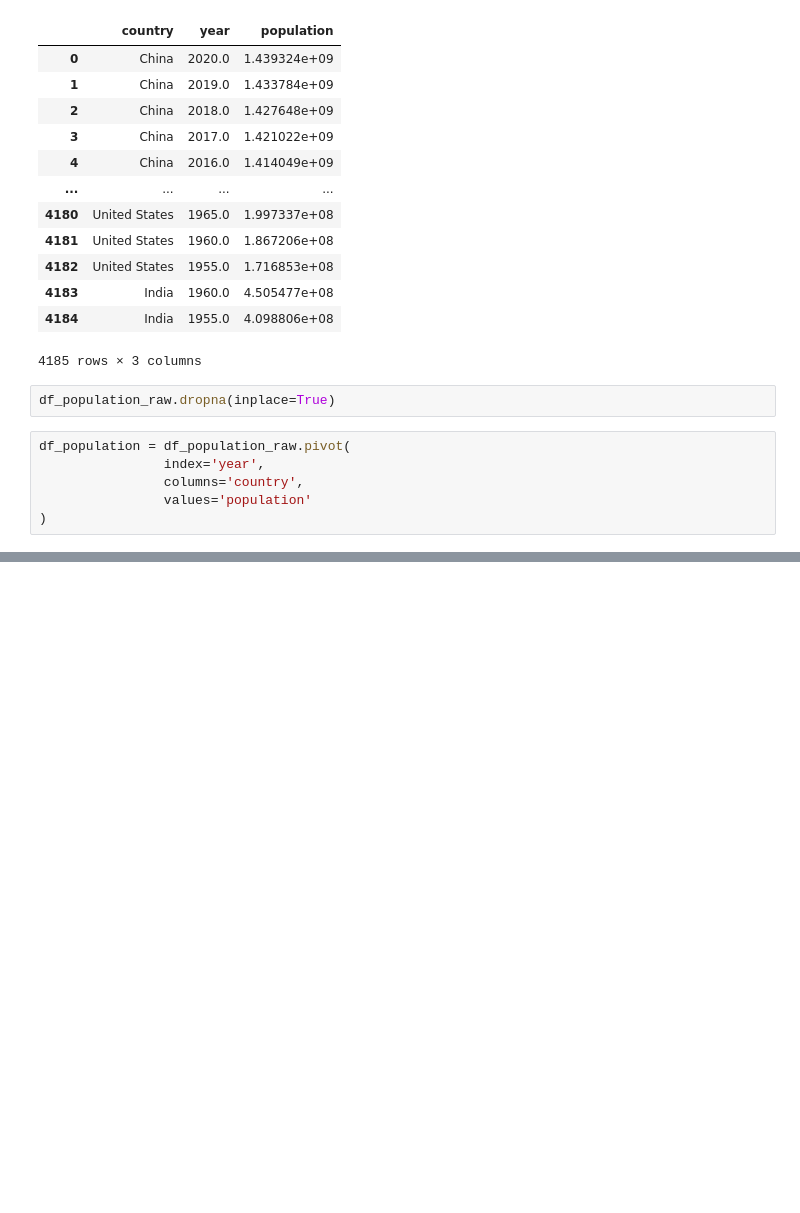
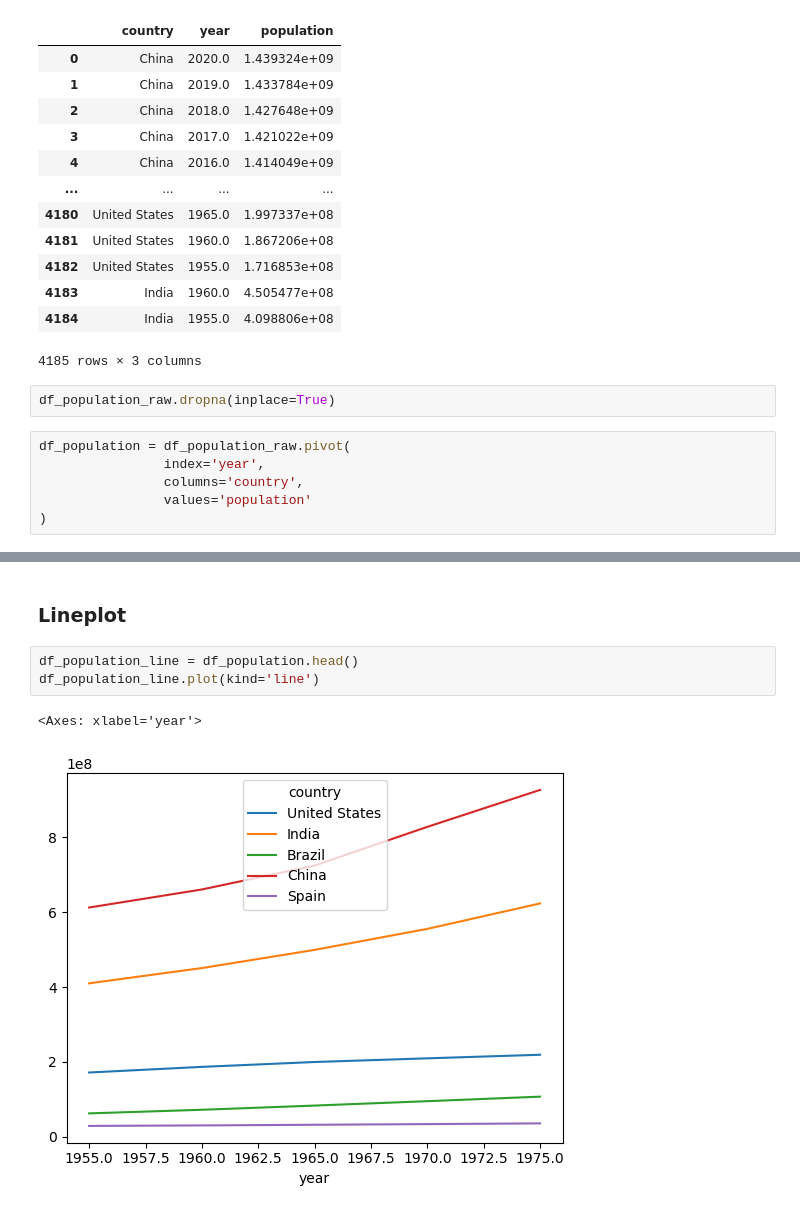
Before and after one commit to blu3-bird/Pandas-and-Numpy, a Jupyter notebook: data visualization/dataset overview and making pivot table.ipynb, the cells around one changed output, grey strips where cells are left out. Drawn from its saved outputs; the diff is of its cells as text; blank space fills up the shorter version.

Commit message:
data visualization notes

```diff
--- a/data visualization/dataset overview and making pivot table.ipynb
+++ b/data visualization/dataset overview and making pivot table.ipynb
@@ -39,0 +52,8 @@ df_population[['United States','India','Brazil','China','Spain']].head()
+# %% [markdown]
+### Lineplot
+# %%
+df_population_line = df_population.head()
+df_population_line.plot(kind='line')
+# %% [output]
+<Axes: xlabel='year'>
+[figure, added]
```
Also changed, not shown: parts of 26 cells of this notebook.
